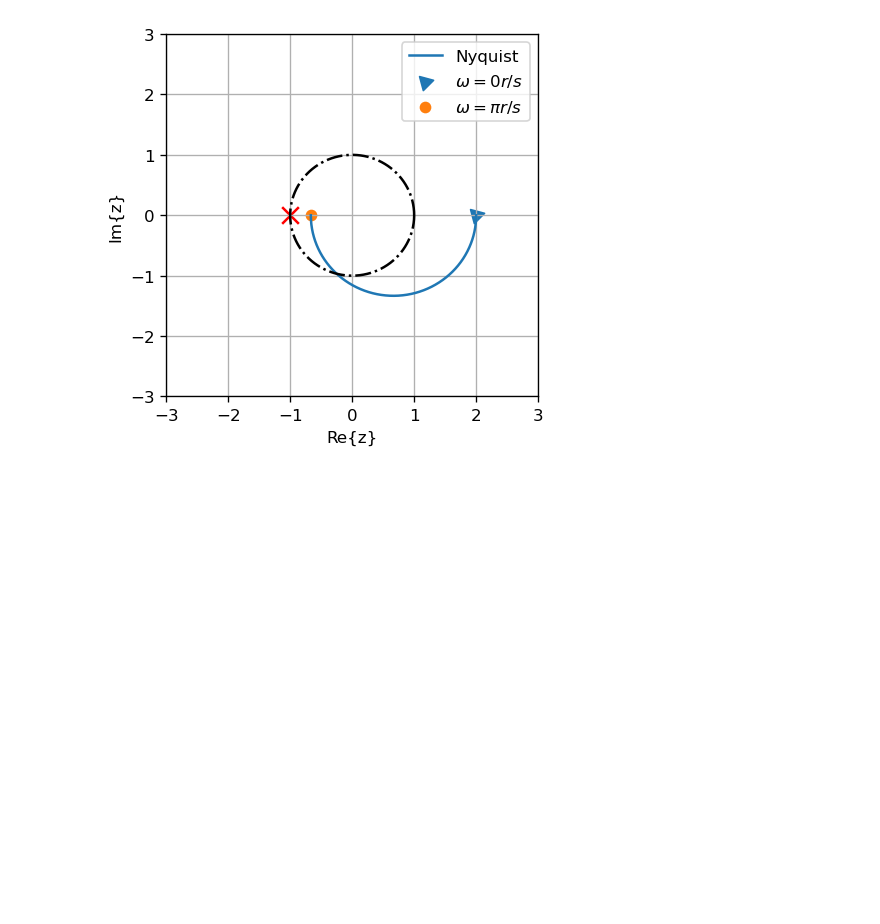
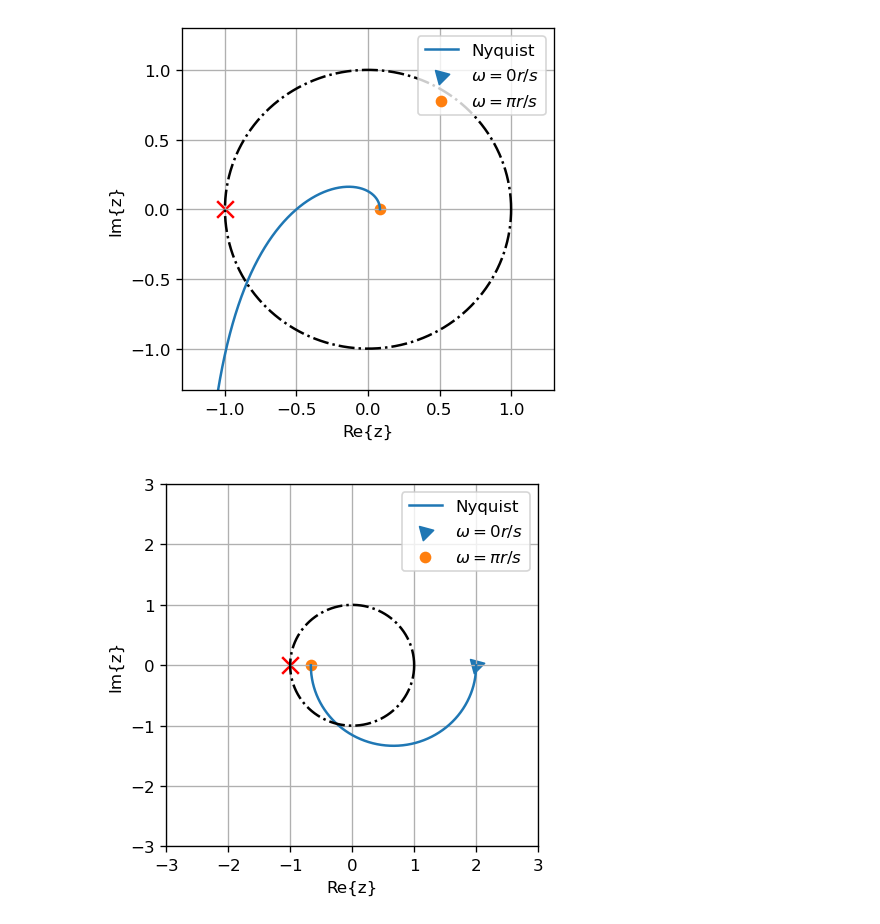
Before and after one commit to LautaroAndresSaez/Trabajos-practicos-controlados, a Jupyter notebook: TP-2/Simulaciones/Untitled1.ipynb, the cells around one changed output. Drawn from its saved outputs; the diff is of its cells as text; code cells hidden in the pictures; blank space fills up the shorter version.

```diff
--- a/TP-2/Simulaciones/Untitled1.ipynb
+++ b/TP-2/Simulaciones/Untitled1.ipynb
@@ -37,6 +37,13 @@ def nyquist_plot( H, ax = plt ,freq_lim=np.pi, max_value = np.inf):
 
 def save_path( name_fig ):
     return f'../Img/{name_fig}.png'
+# %%
+H = lambda z: 0.25 / ( ( z - 1 ) * ( z - 1/2 ) )
+fig = plt.figure()
+ax = fig.gca()
+nyquist_plot( H, ax , max_value = 1.3 )
+# %% [output]
+[figure, added]
 # %%
 z = control.TransferFunction.z
 H = lambda z: K / ( z - 1/2 )
```
Also changed, not shown: 19 other files.
